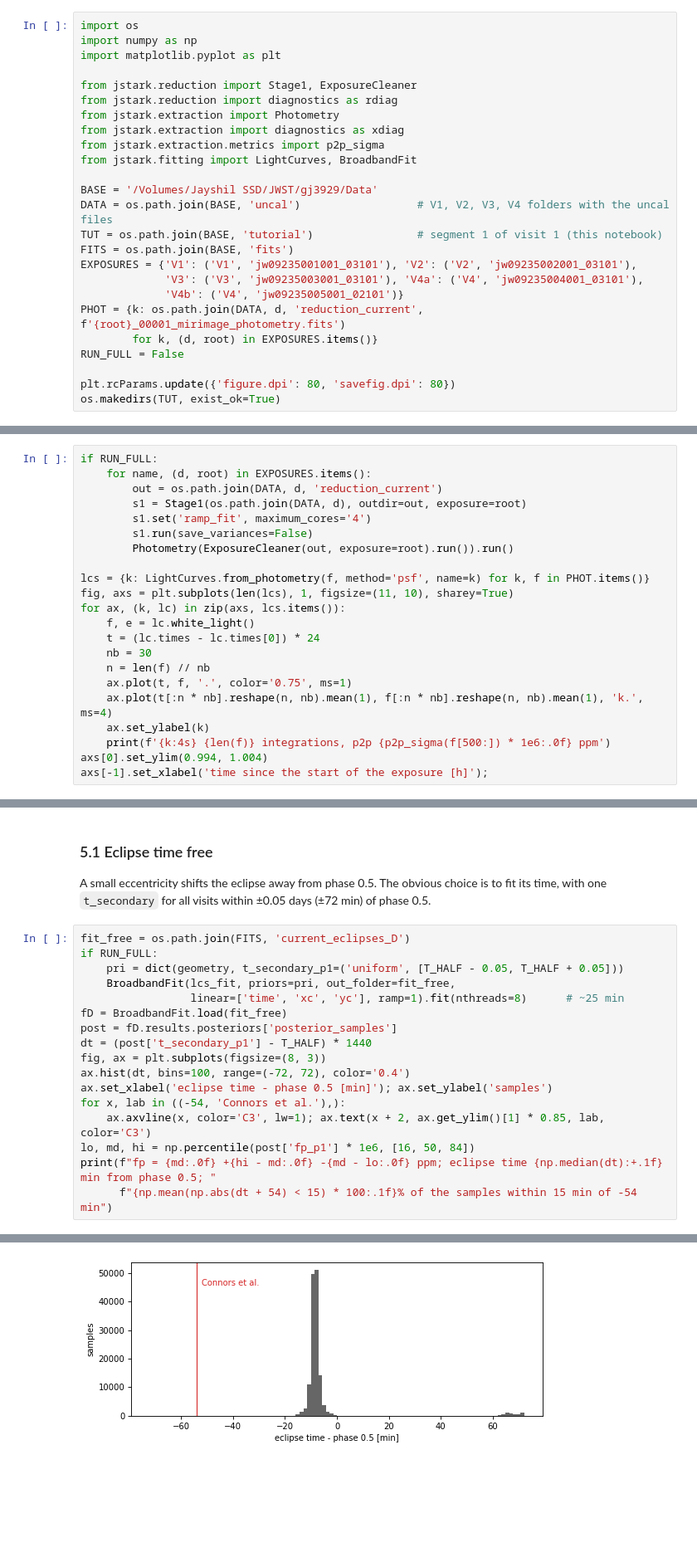
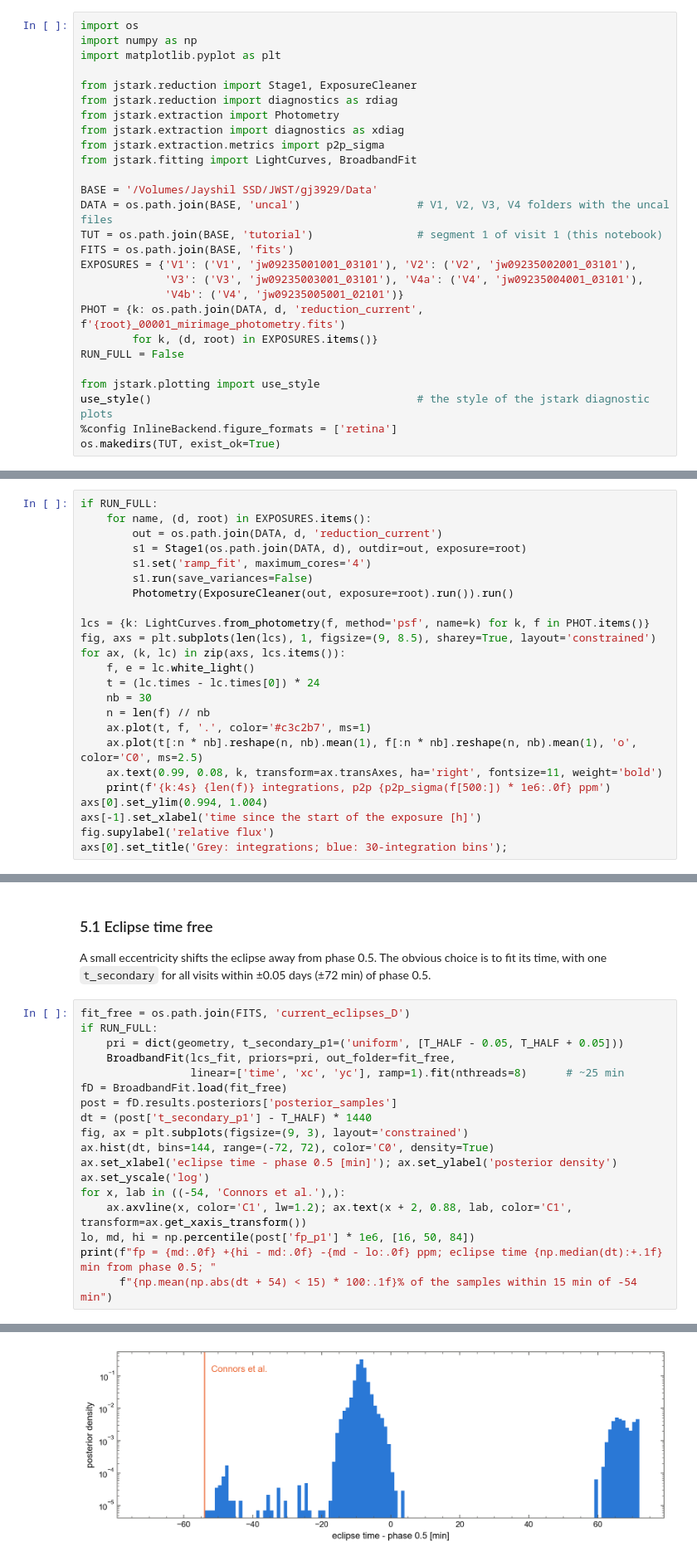
Before and after one commit to Jayshil/jstark, a Jupyter notebook: docs/tutorials/gj3929b_miri_f1500w.ipynb, the cells around one changed output, grey strips where cells are left out. Shown at 83% size. Drawn from its saved outputs; the diff is of its cells as text; blank space fills up the shorter version.

```diff
--- a/docs/tutorials/gj3929b_miri_f1500w.ipynb
+++ b/docs/tutorials/gj3929b_miri_f1500w.ipynb
@@ -77,7 +77,9 @@ PHOT = {k: os.path.join(DATA, d, 'reduction_current', f'{root}_00001_mirimage_ph
         for k, (d, root) in EXPOSURES.items()}
 RUN_FULL = False
 
-plt.rcParams.update({'figure.dpi': 80, 'savefig.dpi': 80})
+from jstark.plotting import use_style
+use_style()                                         # the style of the jstark diagnostic plots
+%config InlineBackend.figure_formats = ['retina']
 os.makedirs(TUT, exist_ok=True)
 # %% [markdown]
 ## 2. Stage 1 and cleaning (one segment)
@@ -266,18 +268,20 @@ if RUN_FULL:
         Photometry(ExposureCleaner(out, exposure=root).run()).run()
 
 lcs = {k: LightCurves.from_photometry(f, method='psf', name=k) for k, f in PHOT.items()}
-fig, axs = plt.subplots(len(lcs), 1, figsize=(11, 10), sharey=True)
+fig, axs = plt.subplots(len(lcs), 1, figsize=(9, 8.5), sharey=True, layout='constrained')
 for ax, (k, lc) in zip(axs, lcs.items()):
     f, e = lc.white_light()
     t = (lc.times - lc.times[0]) * 24
     nb = 30
     n = len(f) // nb
-    ax.plot(t, f, '.', color='0.75', ms=1)
-    ax.plot(t[:n * nb].reshape(n, nb).mean(1), f[:n * nb].reshape(n, nb).mean(1), 'k.', ms=4)
-    ax.set_ylabel(k)
+    ax.plot(t, f, '.', color='#c3c2b7', ms=1)
+    ax.plot(t[:n * nb].reshape(n, nb).mean(1), f[:n * nb].reshape(n, nb).mean(1), 'o', color='C0', ms=2.5)
+    ax.text(0.99, 0.08, k, transform=ax.transAxes, ha='right', fontsize=11, weight='bold')
     print(f'{k:4s} {len(f)} integrations, p2p {p2p_sigma(f[500:]) * 1e6:.0f} ppm')
 axs[0].set_ylim(0.994, 1.004)
-axs[-1].set_xlabel('time since the start of the exposure [h]');
+axs[-1].set_xlabel('time since the start of the exposure [h]')
+fig.supylabel('relative flux')
+axs[0].set_title('Grey: integrations; blue: 30-integration bins');
 # %% [output]
 V1   3387 integrations, p2p 722 ppm
 V2   3863 integrations, p2p 723 ppm
@@ -320,24 +324,25 @@ choice is to fit its time, with one `t_secondary` for all visits within
 # %%
 fit_free = os.path.join(FITS, 'current_eclipses_D')
 if RUN_FULL:
     pri = dict(geometry, t_secondary_p1=('uniform', [T_HALF - 0.05, T_HALF + 0.05]))
     BroadbandFit(lcs_fit, priors=pri, out_folder=fit_free,
                  linear=['time', 'xc', 'yc'], ramp=1).fit(nthreads=8)      # ~25 min
 fD = BroadbandFit.load(fit_free)
 post = fD.results.posteriors['posterior_samples']
 dt = (post['t_secondary_p1'] - T_HALF) * 1440
-fig, ax = plt.subplots(figsize=(8, 3))
-ax.hist(dt, bins=100, range=(-72, 72), color='0.4')
-ax.set_xlabel('eclipse time - phase 0.5 [min]'); ax.set_ylabel('samples')
+fig, ax = plt.subplots(figsize=(9, 3), layout='constrained')
+ax.hist(dt, bins=144, range=(-72, 72), color='C0', density=True)
+ax.set_xlabel('eclipse time - phase 0.5 [min]'); ax.set_ylabel('posterior density')
+ax.set_yscale('log')
 for x, lab in ((-54, 'Connors et al.'),):
-    ax.axvline(x, color='C3', lw=1); ax.text(x + 2, ax.get_ylim()[1] * 0.85, lab, color='C3')
+    ax.axvline(x, color='C1', lw=1.2); ax.text(x + 2, 0.88, lab, color='C1', transform=ax.get_xaxis_transform())
 lo, md, hi = np.percentile(post['fp_p1'] * 1e6, [16, 50, 84])
 print(f"fp = {md:.0f} +{hi - md:.0f} -{md - lo:.0f} ppm; eclipse time {np.median(dt):+.1f} min from phase 0.5; "
       f"{np.mean(np.abs(dt + 54) < 15) * 100:.1f}% of the samples within 15 min of -54 min")
 # %% [output]
 Detected dynamic_dynesty sampler output files --- extracting from /Volumes/Jayshil SSD/JWST/gj3929/Data/fits/current_eclipses_D/_dynesty_DNS_posteriors.pkl
 fp = 134 +17 -19 ppm; eclipse time -8.5 min from phase 0.5; 0.0% of the samples within 15 min of -54 min
-[figure, old version]
+[figure, new version]
 # %% [markdown]
 <div class="alert alert-info">
 
```
Also changed, not shown: parts of 6 cells of this notebook, 10 other files.
